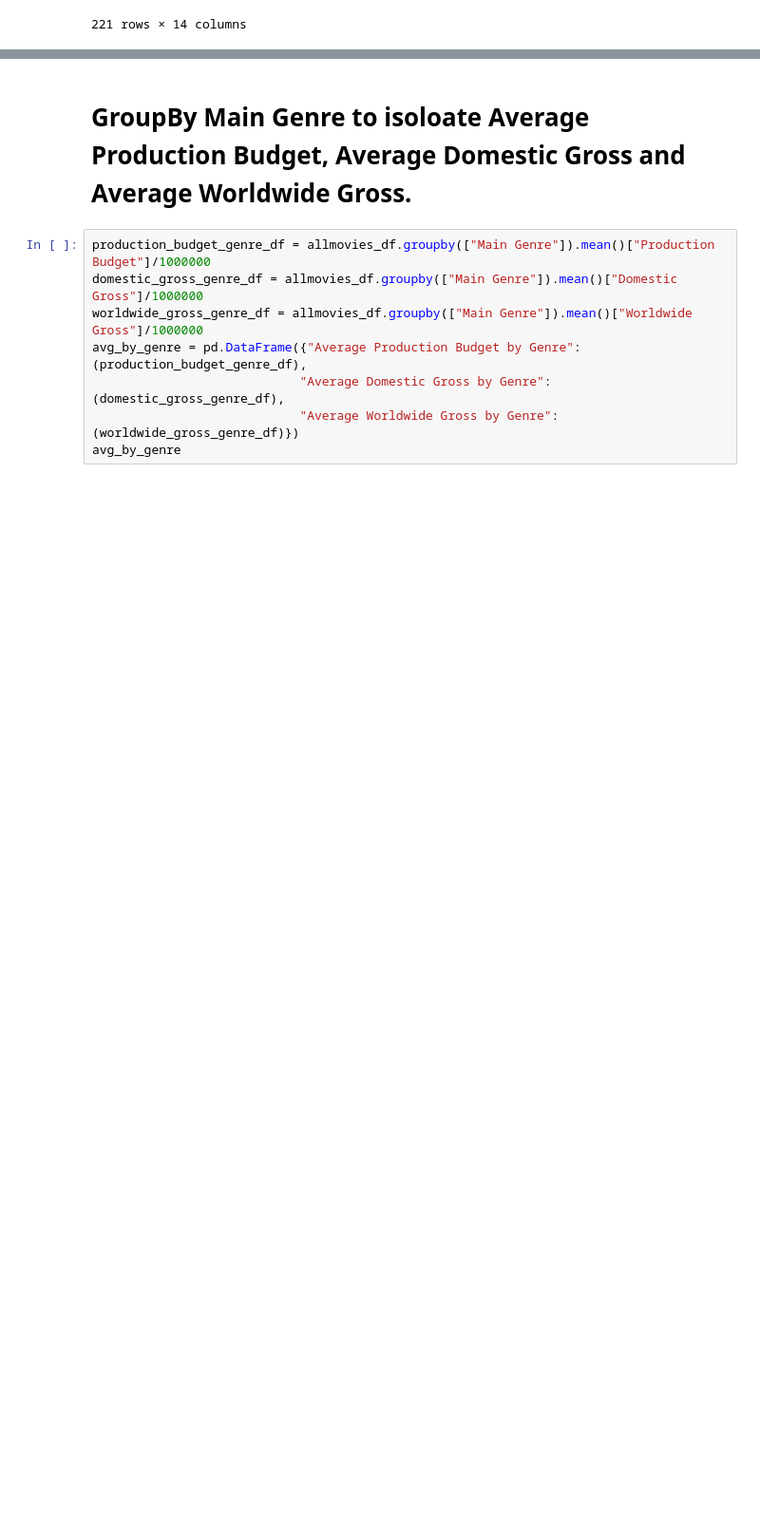
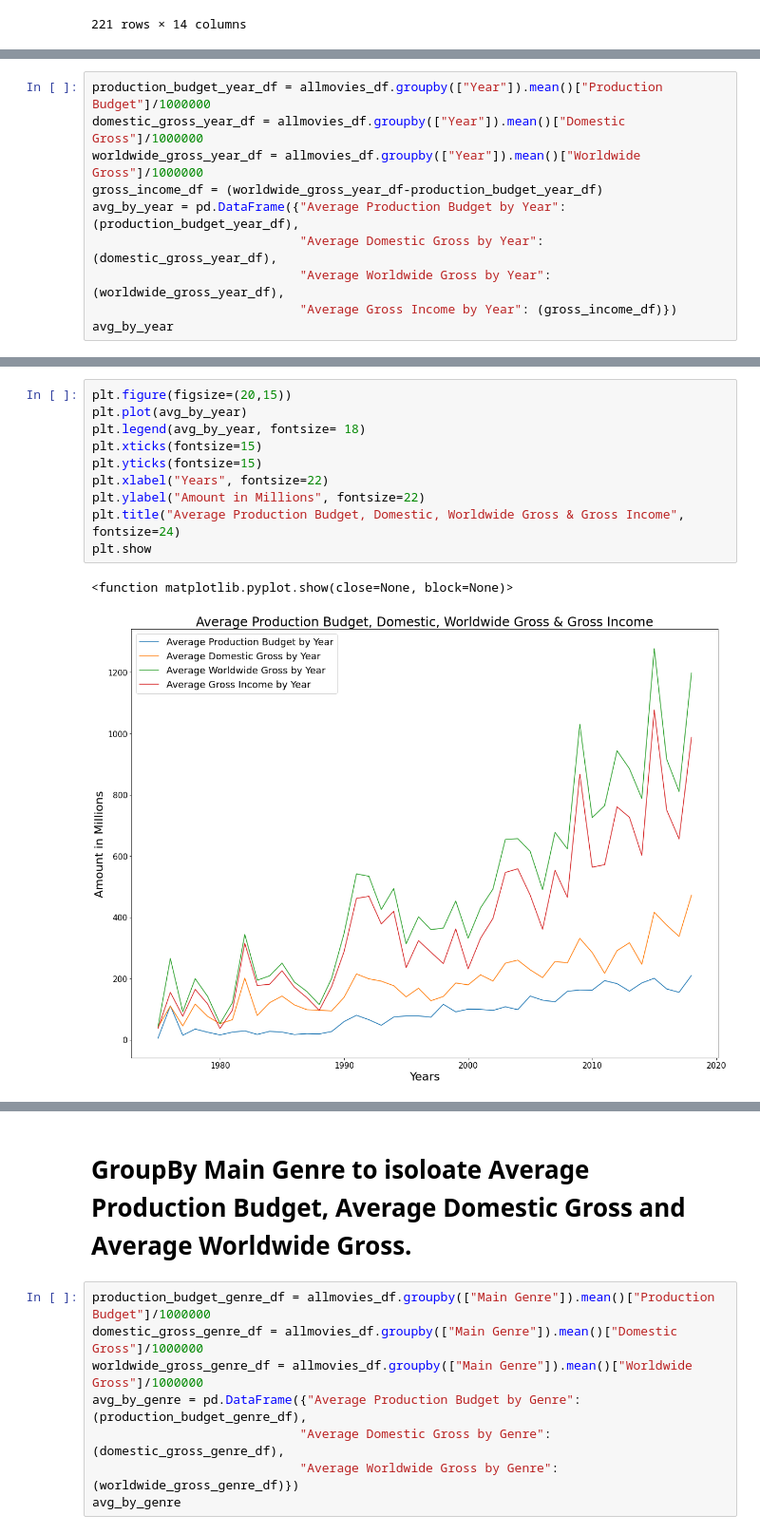
Before and after one commit to annied222/Project_1, a Jupyter notebook: pie_charts.ipynb, the cells around one changed output, grey strips where cells are left out. Shown at 95% size. Drawn from its saved outputs; the diff is of its cells as text; blank space fills up the shorter version.

```diff
--- a/pie_charts.ipynb
+++ b/pie_charts.ipynb
@@ -30,0 +33,10 @@ allmovies_df
+# %%
+production_budget_year_df = allmovies_df.groupby(["Year"]).mean()["Production Budget"]/1000000
+domestic_gross_year_df = allmovies_df.groupby(["Year"]).mean()["Domestic Gross"]/1000000
+worldwide_gross_year_df = allmovies_df.groupby(["Year"]).mean()["Worldwide Gross"]/1000000
+gross_income_df = (worldwide_gross_year_df-production_budget_year_df)
+avg_by_year = pd.DataFrame({"Average Production Budget by Year": (production_budget_year_df),
+                            "Average Domestic Gross by Year": (domestic_gross_year_df),
+                            "Average Worldwide Gross by Year": (worldwide_gross_year_df),
+                            "Average Gross Income by Year": (gross_income_df)})
+avg_by_year
@@ -30,0 +75,13 @@ allmovies_df
+# %%
+plt.figure(figsize=(20,15))
+plt.plot(avg_by_year)
+plt.legend(avg_by_year, fontsize= 18)
+plt.xticks(fontsize=15)
+plt.yticks(fontsize=15)
+plt.xlabel("Years", fontsize=22)
+plt.ylabel("Amount in Millions", fontsize=22)
+plt.title("Average Production Budget, Domestic, Worldwide Gross & Gross Income", fontsize=24)
+plt.show
+# %% [output]
+<function matplotlib.pyplot.show(close=None, block=None)>
+[figure, added]
```
Also changed, not shown: parts of 5 cells of this notebook, 1 other file.
